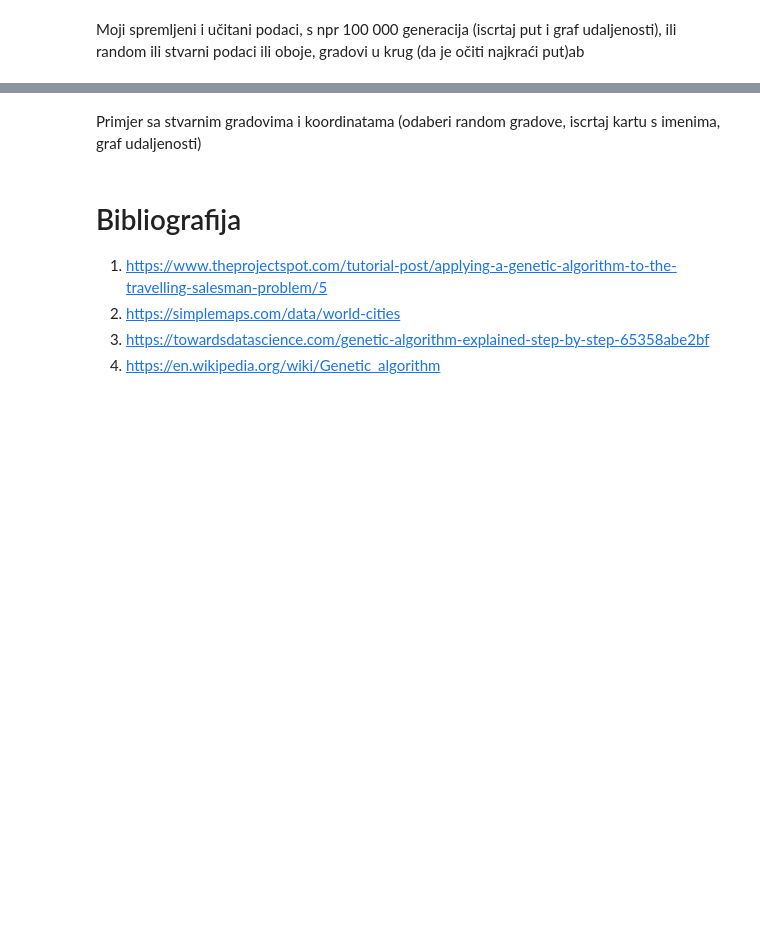
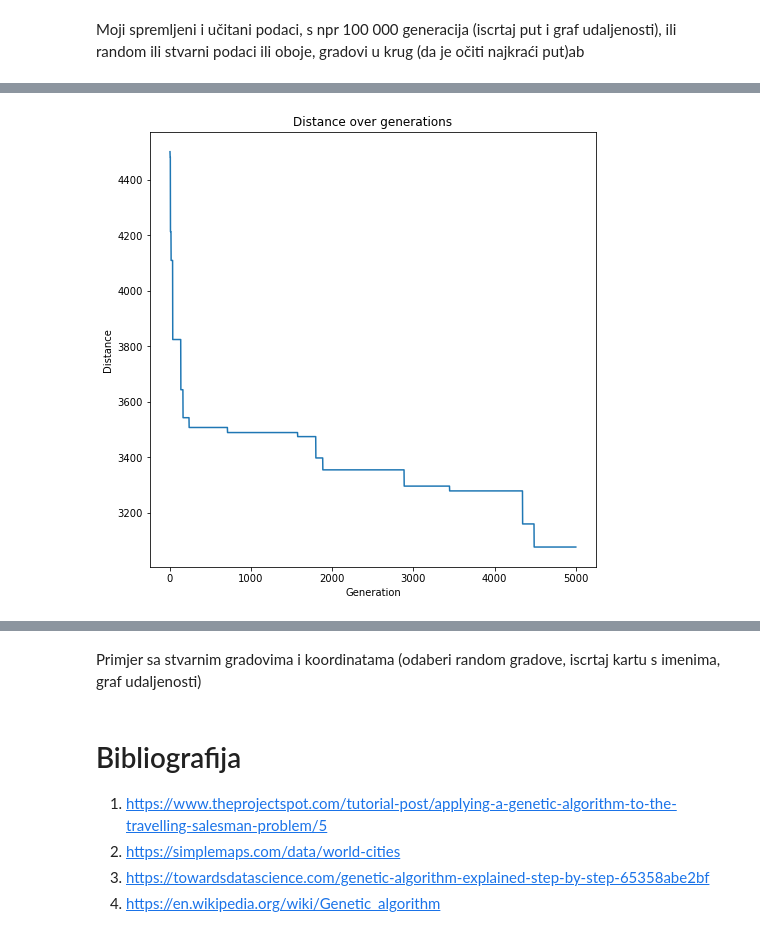
Before and after one commit to marcihel05/GeneticTravellingSalesman, a Jupyter notebook: Genetic Travelling Salesman.ipynb, the cells around one changed output, grey strips where cells are left out. Cells and saved outputs as stored; diff of their text form; code cells hidden in the pictures; blank space fills up the shorter version.

```diff
--- a/Genetic Travelling Salesman.ipynb
+++ b/Genetic Travelling Salesman.ipynb
@@ -64,5 +65,5 @@ Stavljam kod kak objašnjavam algoritam
 # %%
-num_of_routes = 100
+num_of_routes = 25
 num_of_generations = 1000
 # %% [markdown]
 Klasa ruta
@@ -102,10 +103,7 @@ class  Population():
         self.best_route = ""
 
     def find_best_route(self):
-        best_route = self.routes[0]
-        for route in self.routes:
-            if best_route.fitness < route.fitness:
-                best_route = route
+        best_route = max(self.routes, key = lambda r: r.fitness)
         self.best_distance_in_generation.append(best_route.distance)
         self.best_route = best_route.clone()
         self.best_route.distance = best_route.distance
@@ -245,0 +239,7 @@ draw_path(map, path)
+# %%
+num_of_generations = 5000
+path, distances, distance = travel(num_of_routes, 0.1, num_of_generations, map)
+# %%
+draw_distances_in_generation(distances, num_of_generations)
+# %% [output]
+[figure, added]
```
Also changed, not shown: parts of 11 cells of this notebook.
